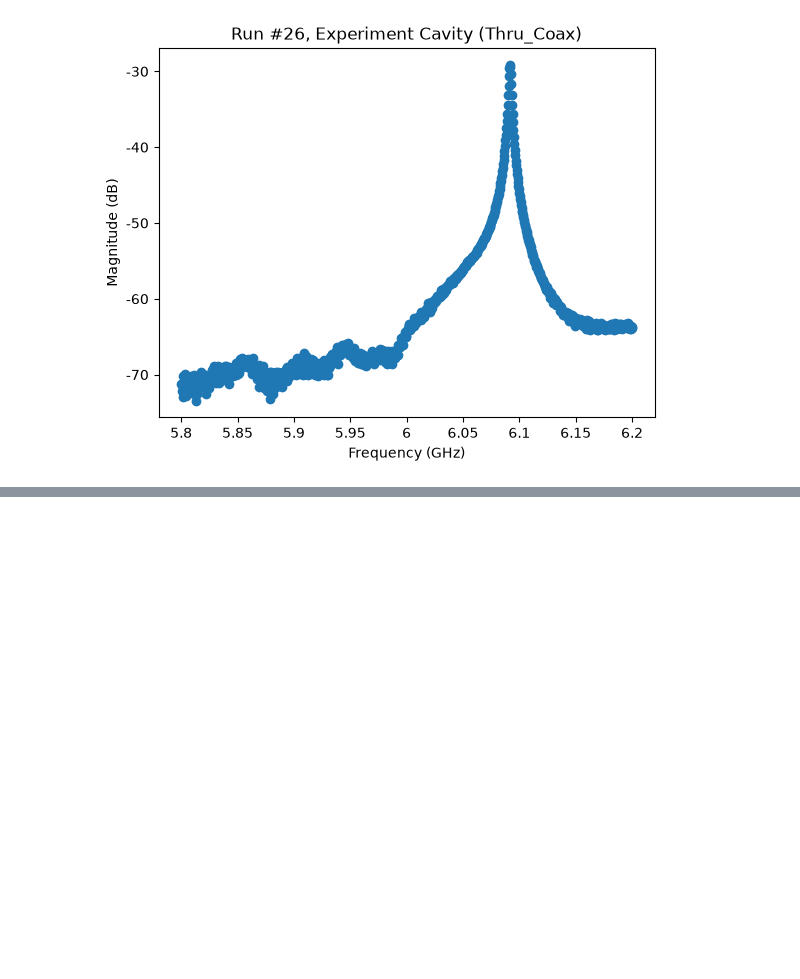
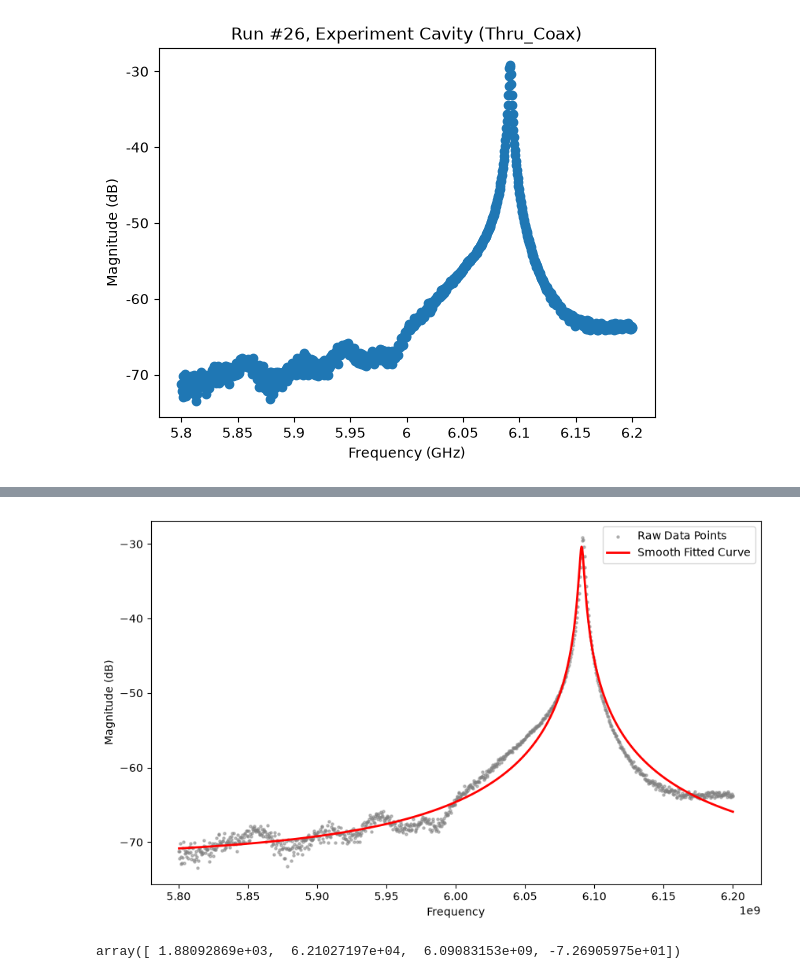
Before and after one commit to Ianborden/Quantum-APL, a Jupyter notebook: qcodes.ipynb, the cells around one changed output, grey strips where cells are left out. Saved outputs shown, nothing was run; the diff lists cells and outputs as text; code cells hidden in the pictures; blank space fills up the shorter version.

```diff
--- a/qcodes.ipynb
+++ b/qcodes.ipynb
@@ -140,0 +127,33 @@ fig.savefig(f"qcodes_cavity_expirement.png")
+# %%
+from scipy.optimize import curve_fit
+#range from 5.8 to 6.2 GHz with 1001 points
+x_data = np.linspace(5.8e9, 6.2e9, 1001)
+y_data = np.array(mag[:1001])
+
+guess_Ql = 20*10**3.0
+guess_Qc = 5*10**4.0
+peak_index = np.argmax(y_data)
+guess_fr = x_data[peak_index]
+guess_baseline = -70
+p0_guesses = [guess_Ql, guess_Qc, guess_fr, guess_baseline]
+
+popt, _ = curve_fit(convert_S21_other_to_dB, x_data, y_data, p0=p0_guesses)
+optimal_Ql, optimal_Qc, optimal_fr, optimal_baseline = popt
+
+x_curve = np.linspace(x_data[1], x_data[-1], 5000)
+y_curve = convert_S21_other_to_dB(x_curve, optimal_Ql, optimal_Qc, optimal_fr, optimal_baseline)
+
+
+plt.figure(figsize=(10, 6))
+plt.scatter(x_data, y_data, color='gray', alpha=0.5, s=5, label='Raw Data Points')
+plt.plot(x_curve, y_curve, color='red', linewidth=2, label='Smooth Fitted Curve')
+plt.xlabel('Frequency')
+plt.ylabel('Magnitude (dB)')
+plt.legend()
+plt.show()
+# %% [output]
+[figure, added]
+# %%
+popt
+# %% [output]
+array([ 1.88092869e+03,  6.21027197e+04,  6.09083153e+09, -7.26905975e+01])
```
Also changed, not shown: parts of 4 cells of this notebook, 2 other files.
